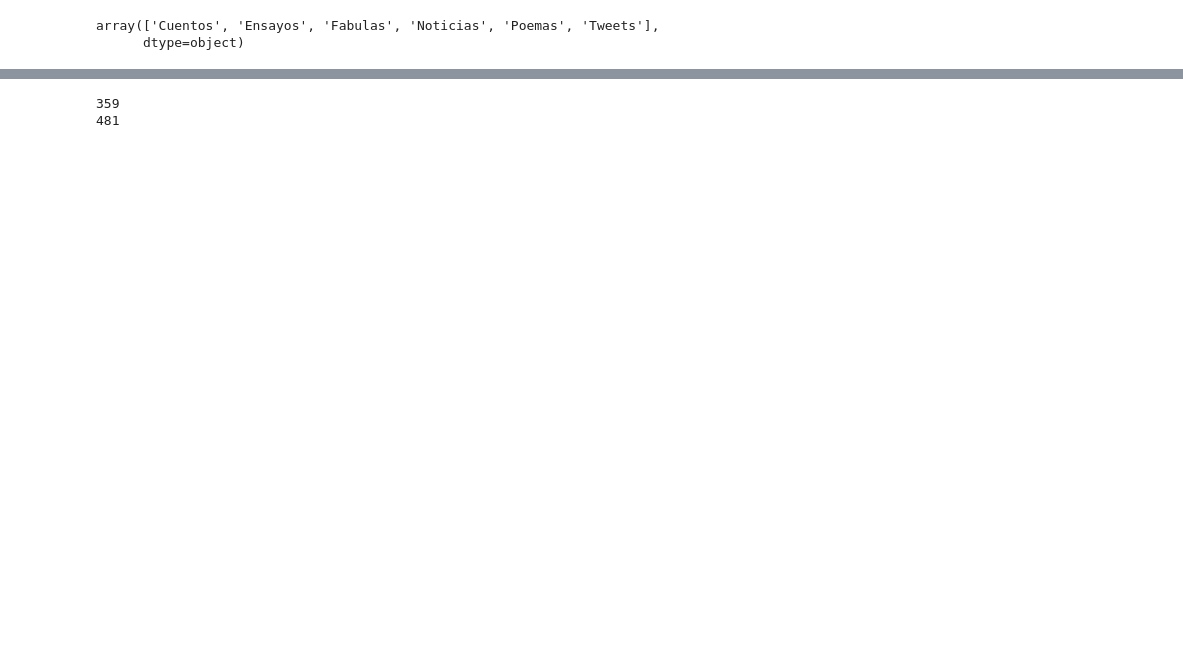
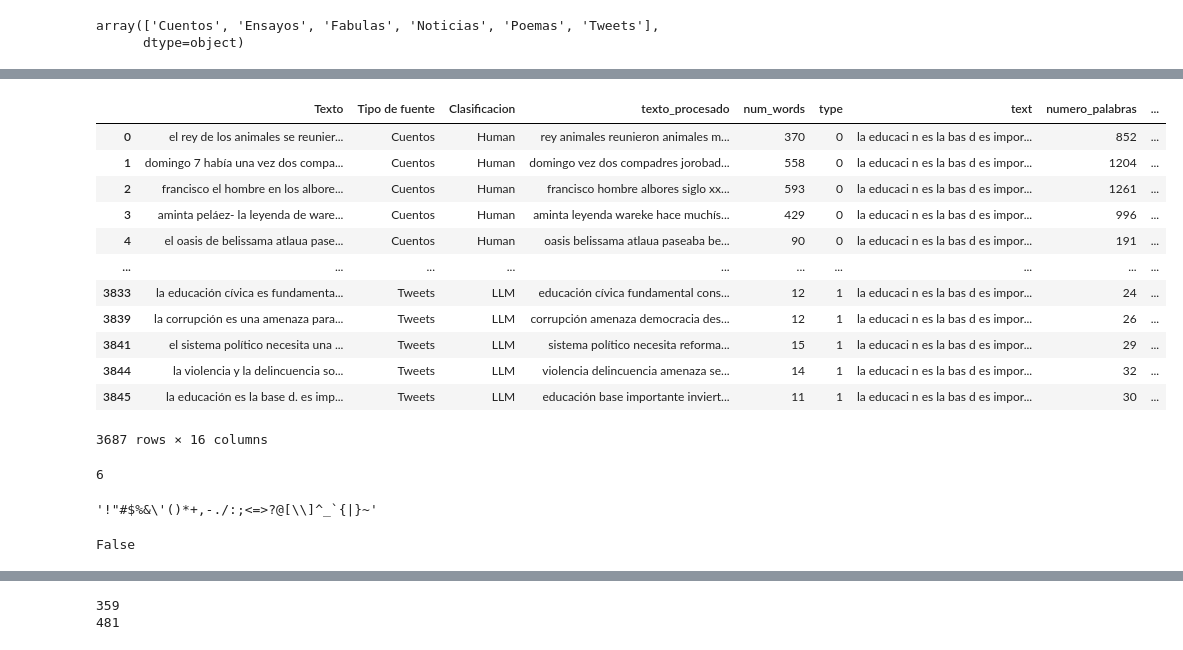
Before and after one commit to SCourses/Cursos_DataCamp, a Jupyter notebook: Prueba Técnica/Data scientist Challenge.ipynb, the cells around one changed output, grey strips where cells are left out. Cells and saved outputs as stored; diff of their text form; code cells hidden in the pictures; blank space fills up the shorter version.

```diff
--- a/Prueba Técnica/Data scientist Challenge.ipynb
+++ b/Prueba Técnica/Data scientist Challenge.ipynb
@@ -800,0 +654,31 @@ See the caveats in the documentation: https://pandas.pydata.org/pandas-docs/stab
+# %%
+data
+# %% [output]
+|  | Texto | Tipo de fuente | Clasificacion | texto_procesado | num_words | type | text | numero_palabras | ... |
+| 0 | el rey de los animales se reunier... | Cuentos | Human | rey animales reunieron animales m... | 370 | 0 | la educaci n es la bas d es impor... | 852 | ... |
+| 1 | domingo 7 había una vez dos compa... | Cuentos | Human | domingo vez dos compadres jorobad... | 558 | 0 | la educaci n es la bas d es impor... | 1204 | ... |
+| 2 | francisco el hombre en los albore... | Cuentos | Human | francisco hombre albores siglo xx... | 593 | 0 | la educaci n es la bas d es impor... | 1261 | ... |
+| 3 | aminta peláez- la leyenda de ware... | Cuentos | Human | aminta leyenda wareke hace muchís... | 429 | 0 | la educaci n es la bas d es impor... | 996 | ... |
+| 4 | el oasis de belissama atlaua pase... | Cuentos | Human | oasis belissama atlaua paseaba be... | 90 | 0 | la educaci n es la bas d es impor... | 191 | ... |
+| ... | ... | ... | ... | ... | ... | ... | ... | ... | ... |
+| 3833 | la educación cívica es fundamenta... | Tweets | LLM | educación cívica fundamental cons... | 12 | 1 | la educaci n es la bas d es impor... | 24 | ... |
+| 3839 | la corrupción es una amenaza para... | Tweets | LLM | corrupción amenaza democracia des... | 12 | 1 | la educaci n es la bas d es impor... | 26 | ... |
+| 3841 | el sistema político necesita una ... | Tweets | LLM | sistema político necesita reforma... | 15 | 1 | la educaci n es la bas d es impor... | 29 | ... |
+| 3844 | la violencia y la delincuencia so... | Tweets | LLM | violencia delincuencia amenaza se... | 14 | 1 | la educaci n es la bas d es impor... | 32 | ... |
+| 3845 | la educación es la base d. es imp... | Tweets | LLM | educación base importante inviert... | 11 | 1 | la educaci n es la bas d es impor... | 30 | ... |
+3687 rows × 16 columns
+# %%
+import string
+a = "I'm not gonna post my homework as question on OS again, I'm not gonna..."
+
+count =
+# %% [output]
+6
+# %%
+string.punctuation
+# %% [output]
+'!"#$%&\'()*+,-./:;<=>?@[\\]^_`{|}~'
+# %%
+"rey." in string.punctuation
+# %% [output]
+False
```
Also changed, not shown: parts of 54 cells of this notebook, 6 other files.
